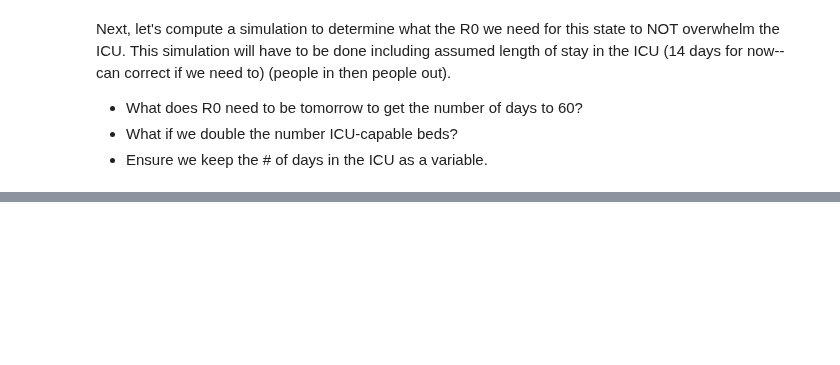
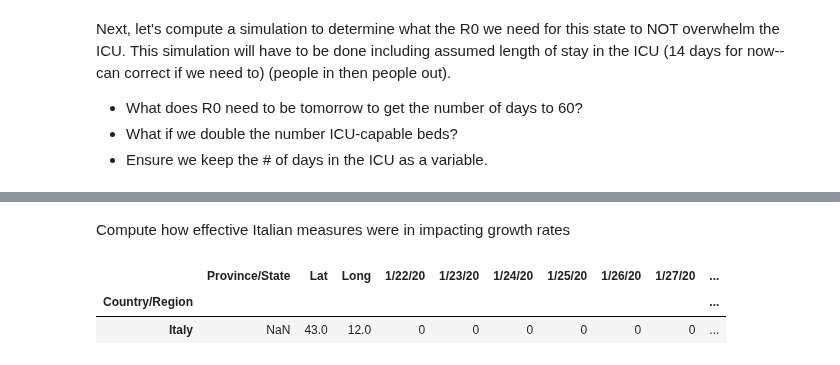
Before and after one commit to daveselinger/covid-19-hackathon, a Jupyter notebook: by_state_covid_analysis.ipynb, the cells around one changed output, grey strips where cells are left out. Cells and saved outputs as stored; diff of their text form; code cells hidden in the pictures; blank space fills up the shorter version.

```diff
--- a/by_state_covid_analysis.ipynb
+++ b/by_state_covid_analysis.ipynb
@@ -454,0 +439,10 @@ us_growthseries_df.sort_values('Days To ICU Capacity')[['State', 'Count','Growth
+# %% [markdown]
+Compute how effective Italian measures were in impacting growth rates
+# %%
+italy_timeseries=global_timeseries.loc[['Italy']]
+#italy_timeseries.loc[:,'3/10/20':'3/15/20']
+italy_timeseries
+# %% [output]
+|  | Province/State | Lat | Long | 1/22/20 | 1/23/20 | 1/24/20 | 1/25/20 | 1/26/20 | 1/27/20 | ... |
+| Country/Region |  |  |  |  |  |  |  |  |  | ... |
+| Italy | NaN | 43.0 | 12.0 | 0 | 0 | 0 | 0 | 0 | 0 | ... |
```
Also changed, not shown: parts of 11 cells of this notebook.
